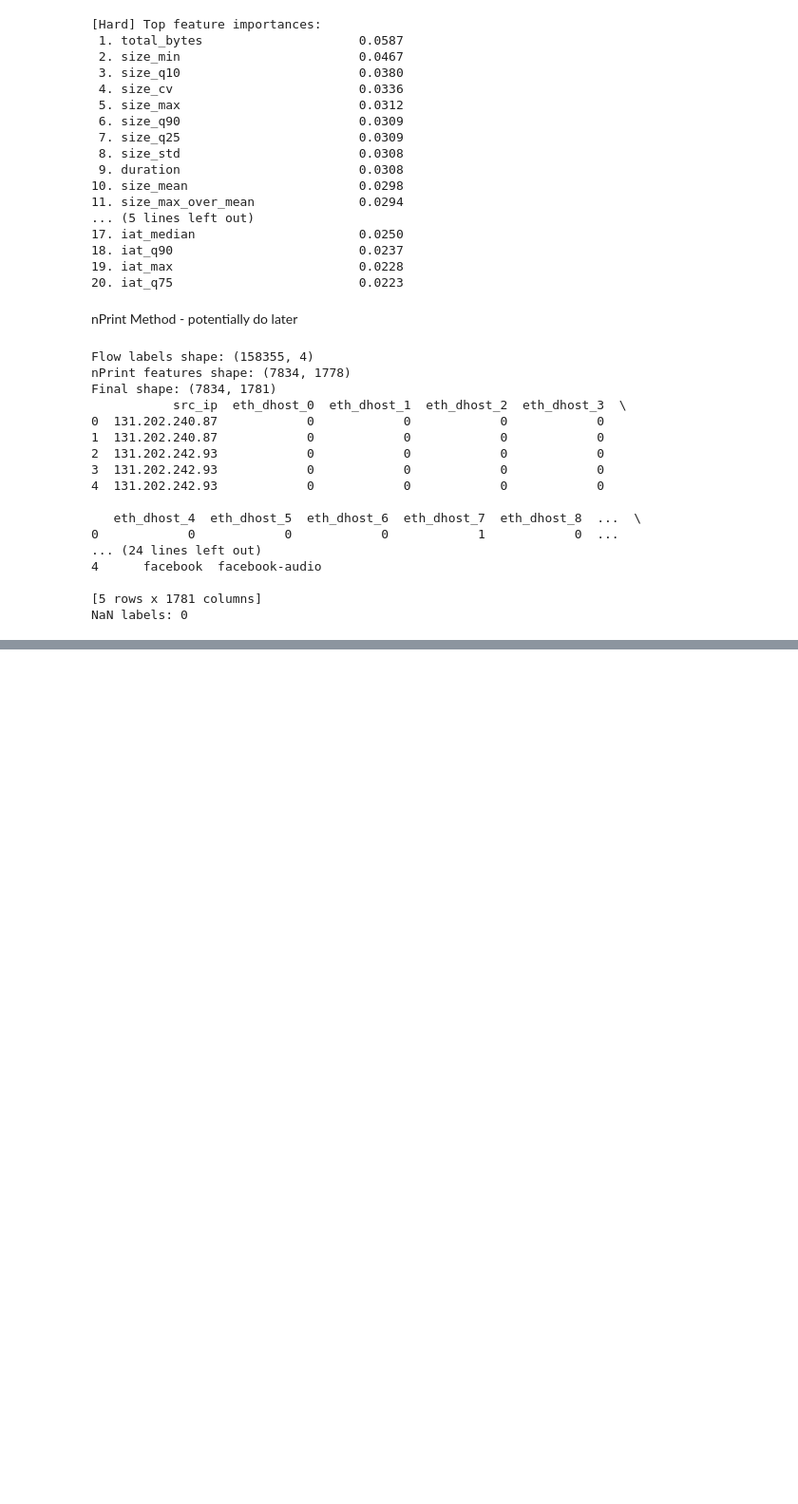
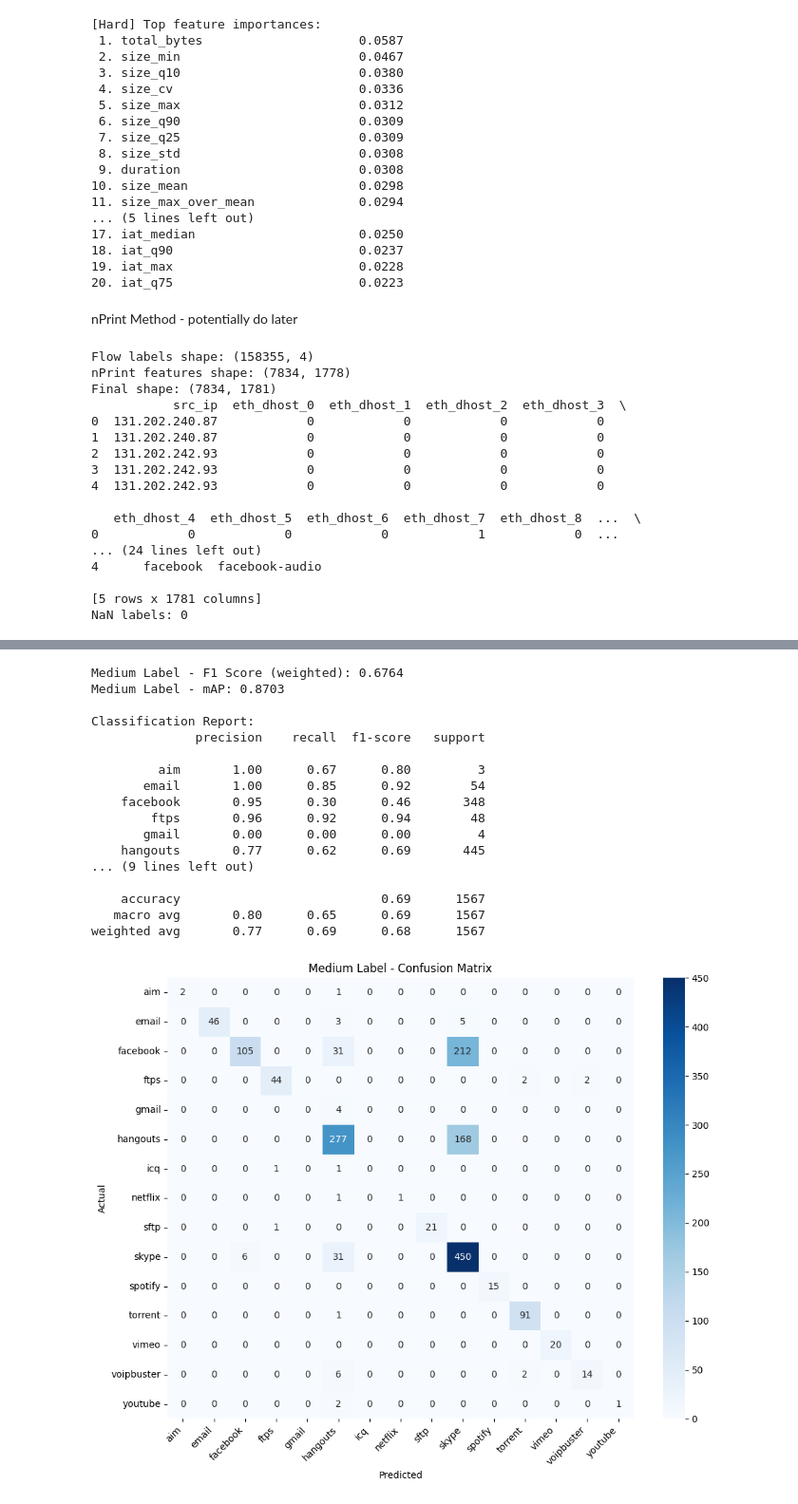
Before and after one commit to faizHilaly/ml_systems_final, a Jupyter notebook: final copy.ipynb, the cells around one changed output, grey strips where cells are left out. Shown at 95% size. Drawn from its saved outputs; the diff is of its cells as text; code cells hidden in the pictures; blank space fills up the shorter version.

```diff
--- a/final copy.ipynb
+++ b/final copy.ipynb
@@ -1249,0 +1343,75 @@ NaN labels: 0
+# %%
+# Step 2: Medium Label Classification
+
+y_medium = final_df["medium_label"]
+
+# Encode labels
+le_medium = LabelEncoder()
+y_medium_encoded = le_medium.fit_transform(y_medium)
+
+# Train/test split
+X_train, X_test, y_train, y_test = train_test_split(
+    X, y_medium_encoded, test_size=0.2, random_state=42, stratify=y_medium_encoded
+)
+
+# Train Random Forest
+rf_medium = RandomForestClassifier(
+    max_depth=10,
+    n_estimators=100,
+    min_samples_split=5,
+    min_samples_leaf=2,
+    random_state=42,
+    n_jobs=-1
+)
+rf_medium.fit(X_train, y_train)
+
+# Predictions
+y_pred_medium = rf_medium.predict(X_test)
+y_proba_medium = rf_medium.predict_proba(X_test)
+
+# Metrics
+f1_medium = f1_score(y_test, y_pred_medium, average='weighted')
+print(f"Medium Label - F1 Score (weighted): {f1_medium:.4f}")
+
+# mAP
+map_medium = np.mean([
+    average_precision_score((y_test == i).astype(int), y_proba_medium[:, i])
+    for i in range(len(le_medium.classes_))
+])
+print(f"Medium Label - mAP: {map_medium:.4f}")
+
+# Classification report
+print("\nClassification Report:")
+print(classification_report(y_test, y_pred_medium, target_names=le_medium.classes_))
+
+# Confusion matrix
+cm_medium = confusion_matrix(y_test, y_pred_medium)
+plt.figure(figsize=(10, 8))
+sns.heatmap(cm_medium, annot=True, fmt='d', cmap='Blues',
+            xticklabels=le_medium.classes_, yticklabels=le_medium.classes_)
+plt.title('Medium Label - Confusion Matrix')
+plt.xlabel('Predicted')
+plt.ylabel('Actual')
+plt.xticks(rotation=45, ha='right')
+plt.yticks(rotation=0)
+plt.tight_layout()
+plt.show()
+# %% [output]
+Medium Label - F1 Score (weighted): 0.6764
+Medium Label - mAP: 0.8703
+
+Classification Report:
+              precision    recall  f1-score   support
+
+         aim       1.00      0.67      0.80         3
+       email       1.00      0.85      0.92        54
+    facebook       0.95      0.30      0.46       348
+        ftps       0.96      0.92      0.94        48
+       gmail       0.00      0.00      0.00         4
+    hangouts       0.77      0.62      0.69       445
+... (9 lines left out)
+
+    accuracy                           0.69      1567
+   macro avg       0.80      0.65      0.69      1567
+weighted avg       0.77      0.69      0.68      1567
+[figure, added]
```
Also changed, not shown: parts of 3 cells of this notebook.
